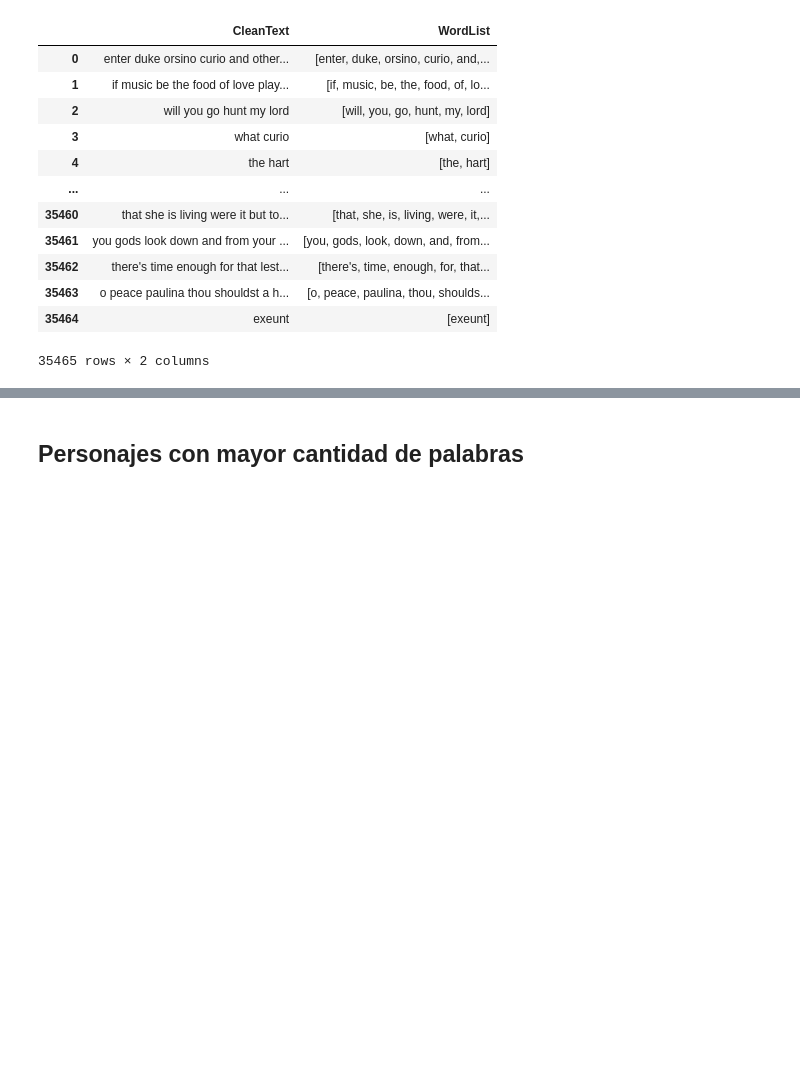
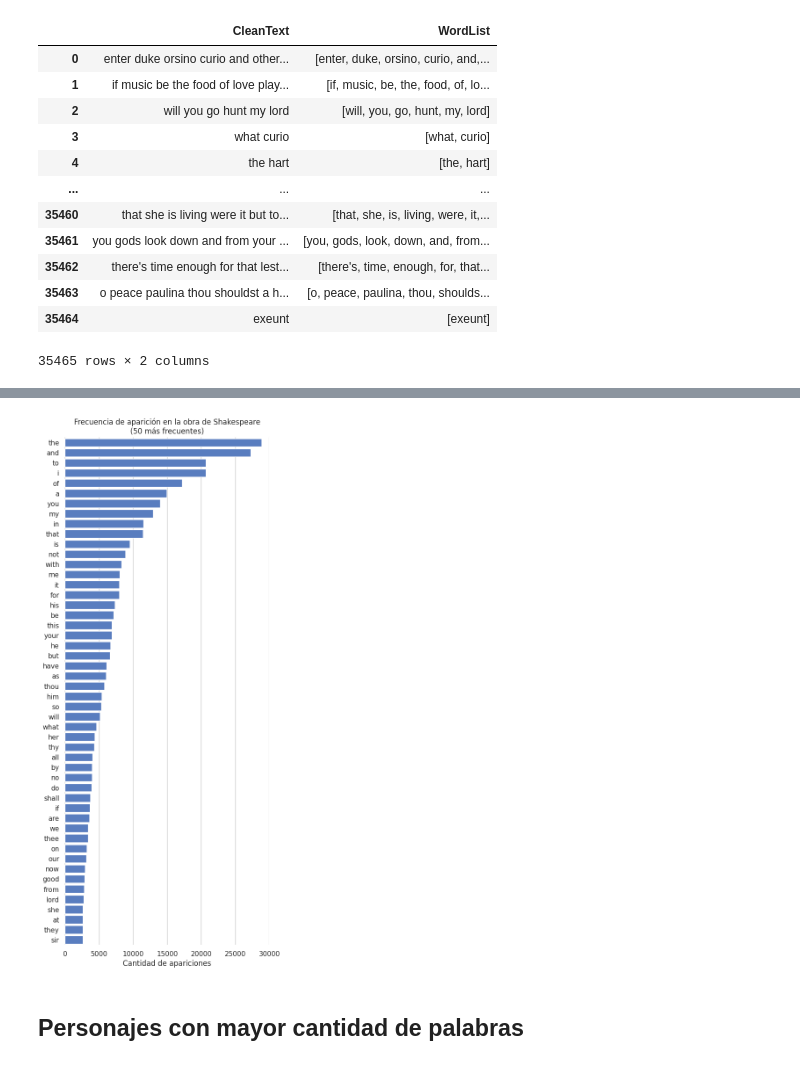
Before and after one commit to luchymd89/introcd, a Jupyter notebook: Tarea_1/shakespeare_propuesta.ipynb, the cells around one changed output, grey strips where cells are left out. Drawn from its saved outputs; the diff is of its cells as text; code cells hidden in the pictures; blank space fills up the shorter version.

```diff
--- a/Tarea_1/shakespeare_propuesta.ipynb
+++ b/Tarea_1/shakespeare_propuesta.ipynb
@@ -25,6 +25,9 @@ import pandas as pd
 import matplotlib.pyplot as plt
 from sqlalchemy import create_engine
 import numpy as np
+
+import seaborn as sns
+sns.set_theme(style="whitegrid")
 # %% [markdown]
 ## Conexión a la Base y Lectura de Datos
 # %%
@@ -393,0 +447,3 @@ df_words
+# %%
+df_words_count = df_words['word'].value_counts().rename_axis('unique_words').reset_index(name='counts')
+df_words_count
@@ -394,3 +484,22 @@ df_words
+# %%
+# Initialize the matplotlib figure
+f, ax = plt.subplots(figsize=(6, 15))
+
+# Plot the total crashes
+sns.set_color_codes("pastel")
+#sns.barplot(x="total", y="abbrev", data=crashes, label="Total", color="b")
+
+# Plot the crashes where alcohol was involved
+sns.set_color_codes("muted")
+sns.barplot(x="counts", y="unique_words", data=df_words_count[0:50], label="Uso de palabras", color="b")
+
+# Add a legend and informative axis label
+#ax.legend(ncol=2, loc="lower right", frameon=True)
+ax.set(xlim=(0, 30000), ylabel="",xlabel='Cantidad de apariciones',
+       title="Frecuencia de aparición en la obra de Shakespeare\n(50 más frecuentes)")
+sns.despine(left=True, bottom=True)
+# %% [output]
+[figure, added]
 # %% [markdown]
  ## Personajes con mayor cantidad de palabras
 # %%
```
Also changed, not shown: parts of 12 cells of this notebook.
